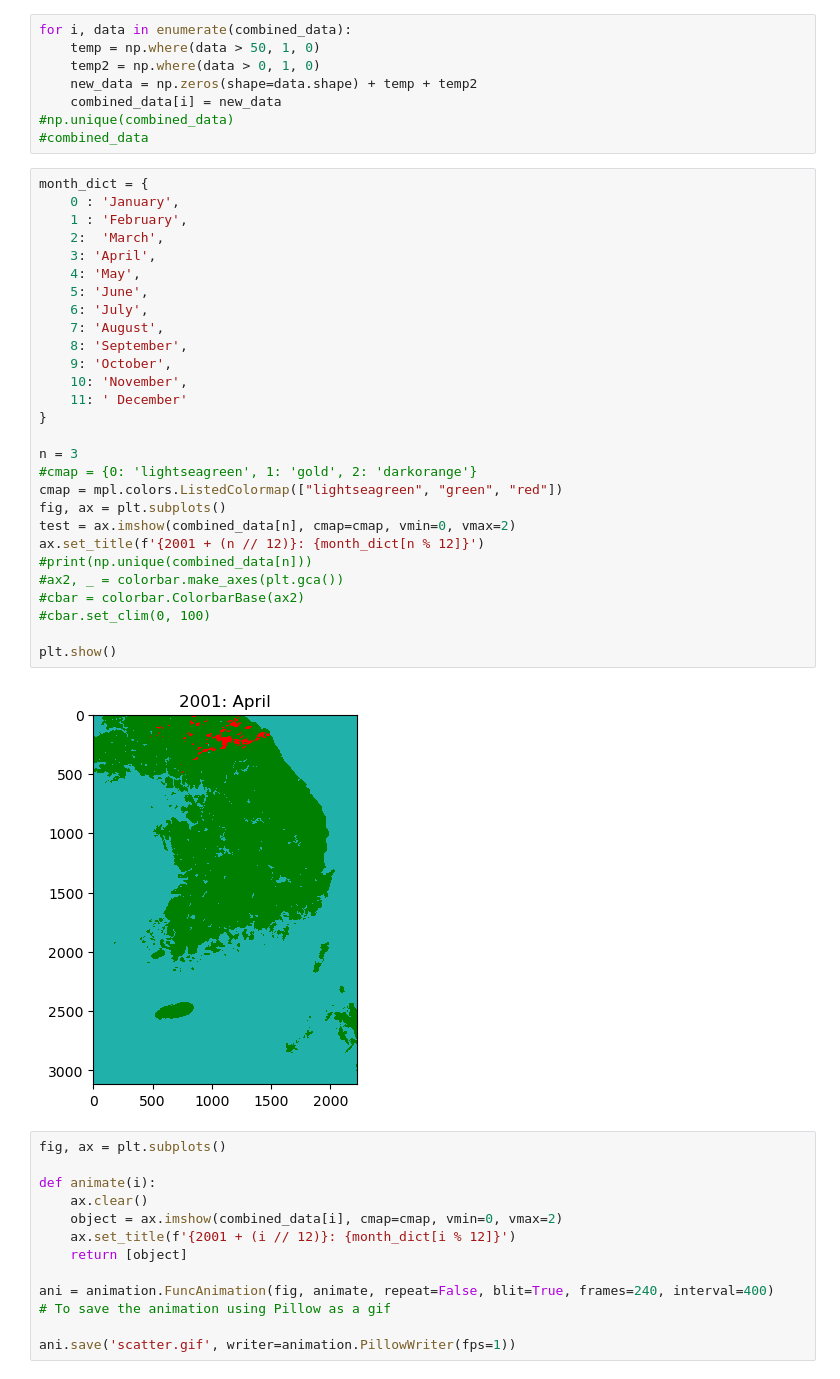
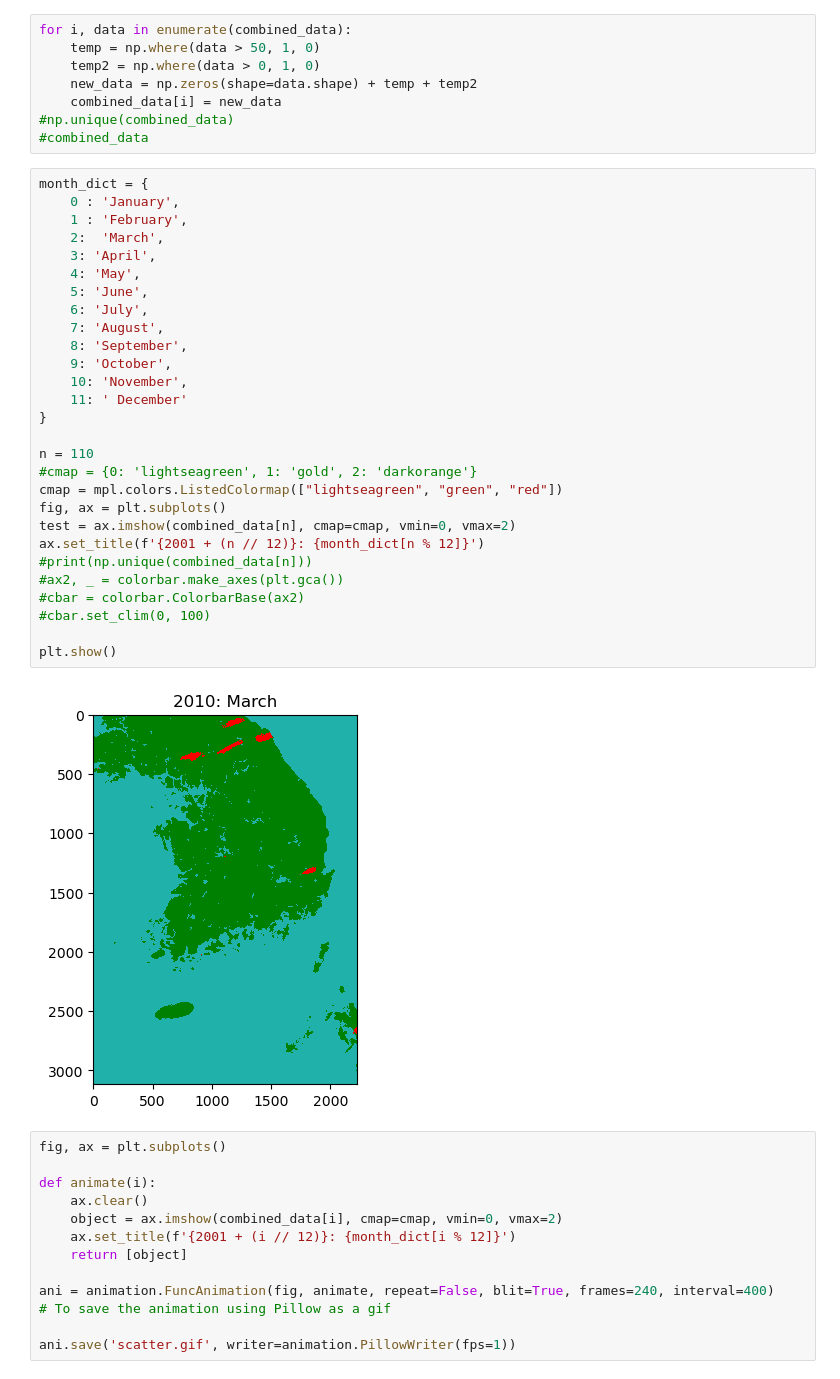
Before and after one commit to Tom-v-G/UC_wildfire_forecasting, a Jupyter notebook: data visualisation Tom.ipynb, the cells around one changed output. Cells and saved outputs as stored; diff of their text form.

```diff
--- a/data visualisation Tom.ipynb
+++ b/data visualisation Tom.ipynb
@@ -285,33 +285,33 @@ for i, data in enumerate(combined_data):
 # %%
 month_dict = {
     0 : 'January',
     1 : 'February',
     2:  'March',
     3: 'April',
     4: 'May',
     5: 'June',
     6: 'July',
     7: 'August',
     8: 'September',
     9: 'October',
     10: 'November',
     11: ' December'
 }
 
-n = 3
+n = 110
 #cmap = {0: 'lightseagreen', 1: 'gold', 2: 'darkorange'}
 cmap = mpl.colors.ListedColormap(["lightseagreen", "green", "red"])
 fig, ax = plt.subplots()
 test = ax.imshow(combined_data[n], cmap=cmap, vmin=0, vmax=2)
 ax.set_title(f'{2001 + (n // 12)}: {month_dict[n % 12]}')
 #print(np.unique(combined_data[n]))
 #ax2, _ = colorbar.make_axes(plt.gca())
 #cbar = colorbar.ColorbarBase(ax2)
 #cbar.set_clim(0, 100)
 
 plt.show()
 # %% [output]
-[figure, old version]
+[figure, new version]
 # %%
 fig, ax = plt.subplots()
 
```
Also changed, not shown: parts of 20 cells of this notebook.
